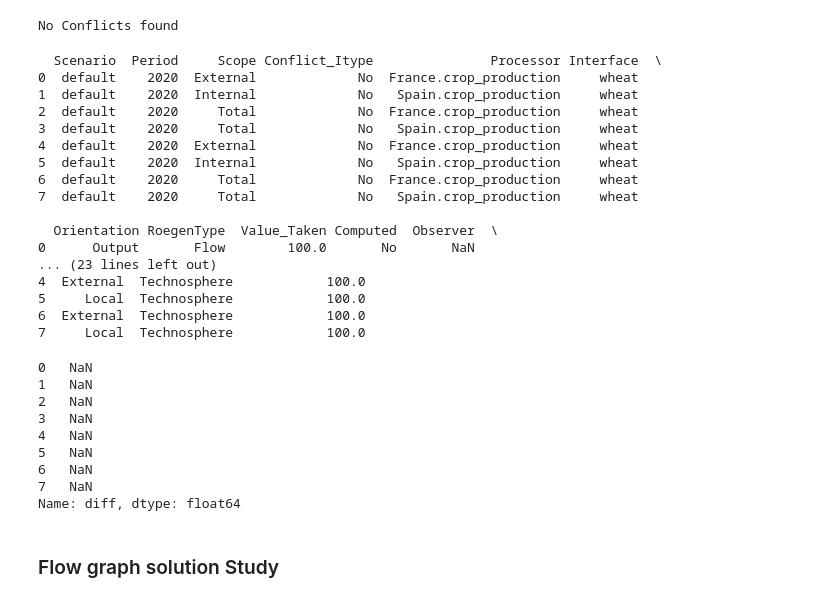
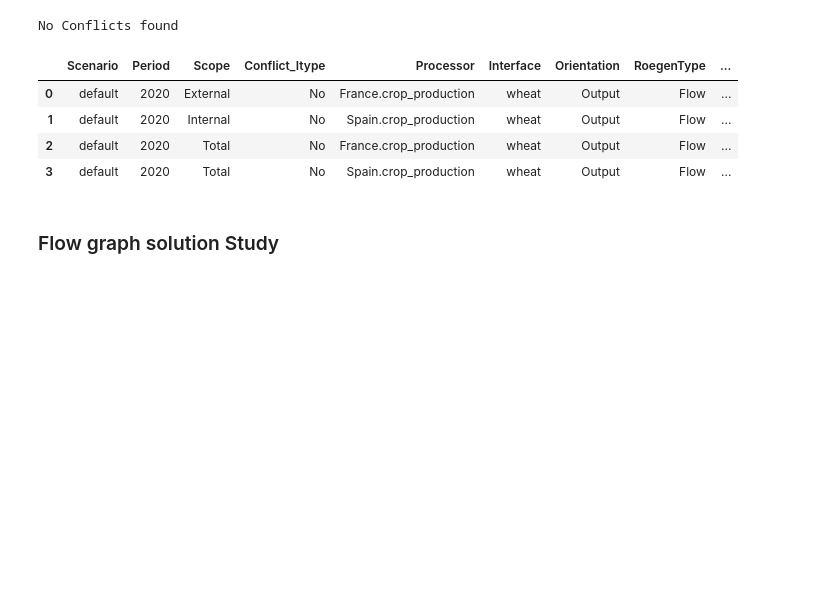
Before and after one commit to MAGIC-nexus/nis-EDA-jupyter, a Jupyter notebook: EDA-Notebook.ipynb, the cells around one changed output. Cells and saved outputs as stored; diff of their text form; code cells hidden in the pictures; blank space fills up the shorter version.

```diff
--- a/EDA-Notebook.ipynb
+++ b/EDA-Notebook.ipynb
@@ -121,0 +169,2 @@ raw = pd.read_csv("flow_graph_solution.csv")
+# %%
+FGSds = pd.read_csv("flow_graph_solution.csv")
@@ -136,14 +183,15 @@ Index(['Scenario', 'Period', 'Scope', 'Conflict_Partof', 'Conflict_Itype',
 ### Data Clonflict
 # %%
 def ConflictStudy(df,conflictType):
-    if any(raw[conflictType] =='Dismissed'):
+    if any(df[conflictType] =='Dismissed'):
+        df = df.drop(columns=['Expression','Computed','Observer'])
         Taken = df[df[conflictType]=='Taken'].drop([conflictType], axis= 1)
         Dismissed = df[df[conflictType]=='Dismissed'].drop([conflictType], axis= 1)
         Taken = Taken.rename(columns={'Value':'Value_Taken'})
         Dismissed = Dismissed.rename(columns={'Value':'Value_Dismissed'})
         Conflict = pd.merge(Taken,Dismissed, how = 'outer')
         Conflict['diff'] = Conflict['Value_Taken'] - Conflict['Value_Dismissed']
-        return Conflict['diff']
+        return Conflict
     else:
         print('No Conflicts found')
 # %% [markdown]
@@ -153,34 +201,13 @@ ConflictItype = ConflictStudy(raw,'Conflict_Itype')
 # %% [output]
 No Conflicts found
 # %%
-ConflictStudy(raw,'Conflict_Partof')
+ConflictStudy(FGSds,'Conflict_Partof')
 # %% [output]
-  Scenario  Period     Scope Conflict_Itype               Processor Interface  \
-0  default    2020  External             No  France.crop_production     wheat
-1  default    2020  Internal             No   Spain.crop_production     wheat
-2  default    2020     Total             No  France.crop_production     wheat
-3  default    2020     Total             No   Spain.crop_production     wheat
-4  default    2020  External             No  France.crop_production     wheat
-5  default    2020  Internal             No   Spain.crop_production     wheat
-6  default    2020     Total             No  France.crop_production     wheat
-7  default    2020     Total             No   Spain.crop_production     wheat
-
-  Orientation RoegenType  Value_Taken Computed  Observer  \
-0      Output       Flow        100.0       No       NaN
-... (23 lines left out)
-4  External  Technosphere            100.0
-5     Local  Technosphere            100.0
-6  External  Technosphere            100.0
-7     Local  Technosphere            100.0
-0   NaN
-1   NaN
-2   NaN
-3   NaN
-4   NaN
-5   NaN
-6   NaN
-7   NaN
-Name: diff, dtype: float64
+|  | Scenario | Period | Scope | Conflict_Itype | Processor | Interface | Orientation | RoegenType | ... |
+| 0 | default | 2020 | External | No | France.crop_production | wheat | Output | Flow | ... |
+| 1 | default | 2020 | Internal | No | Spain.crop_production | wheat | Output | Flow | ... |
+| 2 | default | 2020 | Total | No | France.crop_production | wheat | Output | Flow | ... |
+| 3 | default | 2020 | Total | No | Spain.crop_production | wheat | Output | Flow | ... |
 # %% [markdown]
 ### Flow graph solution Study
 # %% [markdown]
```
Also changed, not shown: parts of 32 cells of this notebook, 3 other files.
